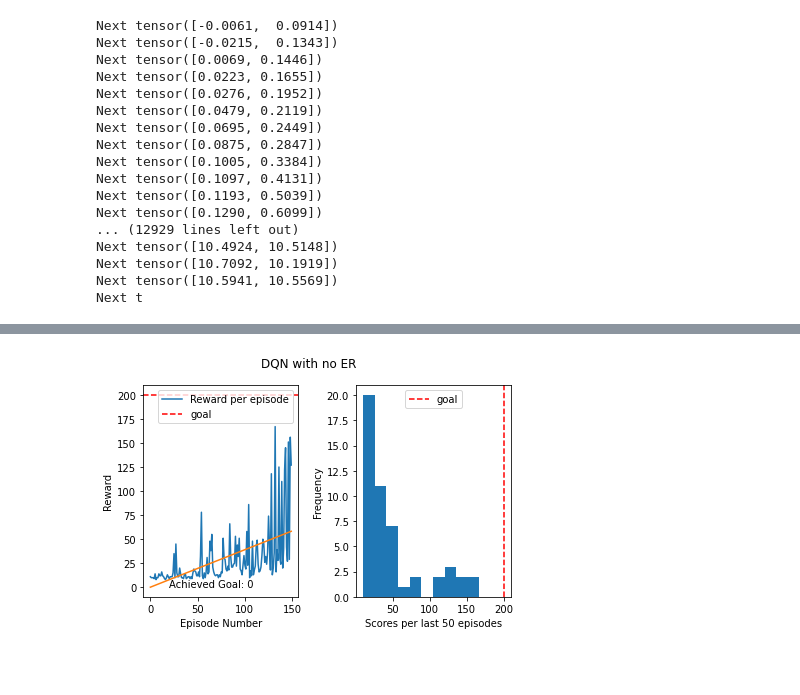
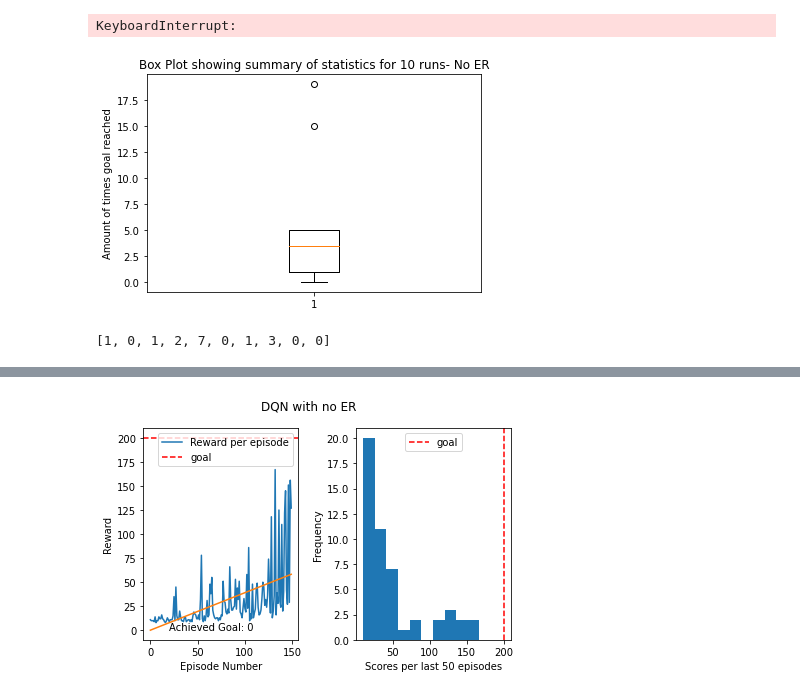
Before and after one commit to Dylan-Trollope/MSCDissertation, a Jupyter notebook: CartPole/SingleReplay.ipynb, the cells around one changed output, grey strips where cells are left out. Cells and saved outputs as stored; diff of their text form; code cells hidden in the pictures; blank space fills up the shorter version.

```diff
--- a/CartPole/SingleReplay.ipynb
+++ b/CartPole/SingleReplay.ipynb
@@ -137,27 +169,3 @@ gamma = 0.9
 epsilon = 0.3
 decay = 0.99
 UPDATE = 10
-# %%
-env = gym.make("CartPole-v1")
-obs_dim = env.observation_space.shape[0]
-action_dim = env.action_space.n
-model = DQN(obs_dim, action_dim, lr)
-rewards, goals, mean_loss, actual_0, predicted_0, actual_1, predicted_1 = train(env, model, episodes, gamma, epsilon, decay)
-# %% [output]
-Next tensor([-0.0061,  0.0914])
-Next tensor([-0.0215,  0.1343])
-Next tensor([0.0069, 0.1446])
-Next tensor([0.0223, 0.1655])
-Next tensor([0.0276, 0.1952])
-Next tensor([0.0479, 0.2119])
-Next tensor([0.0695, 0.2449])
-Next tensor([0.0875, 0.2847])
-Next tensor([0.1005, 0.3384])
-Next tensor([0.1097, 0.4131])
-Next tensor([0.1193, 0.5039])
-Next tensor([0.1290, 0.6099])
-... (12929 lines left out)
-Next tensor([10.4924, 10.5148])
-Next tensor([10.7092, 10.1919])
-Next tensor([10.5941, 10.5569])
-Next t
@@ -163,0 +177,15 @@ Next t
+# %%
+rew, goals = average(10, env, 200)
+# %% [output]
+KeyboardInterrupt:
+# %%
+plt.boxplot(goals, meanline=True)
+plt.title("Box Plot showing summary of statistics for 10 runs- No ER")
+plt.ylabel("Amount of times goal reached")
+plt.show()
+# %% [output]
+[figure, added]
+# %%
+print(goals)
+# %% [output]
+[1, 0, 1, 2, 7, 0, 1, 3, 0, 0]
```
Also changed, not shown: parts of 13 cells of this notebook, 2 other files.
